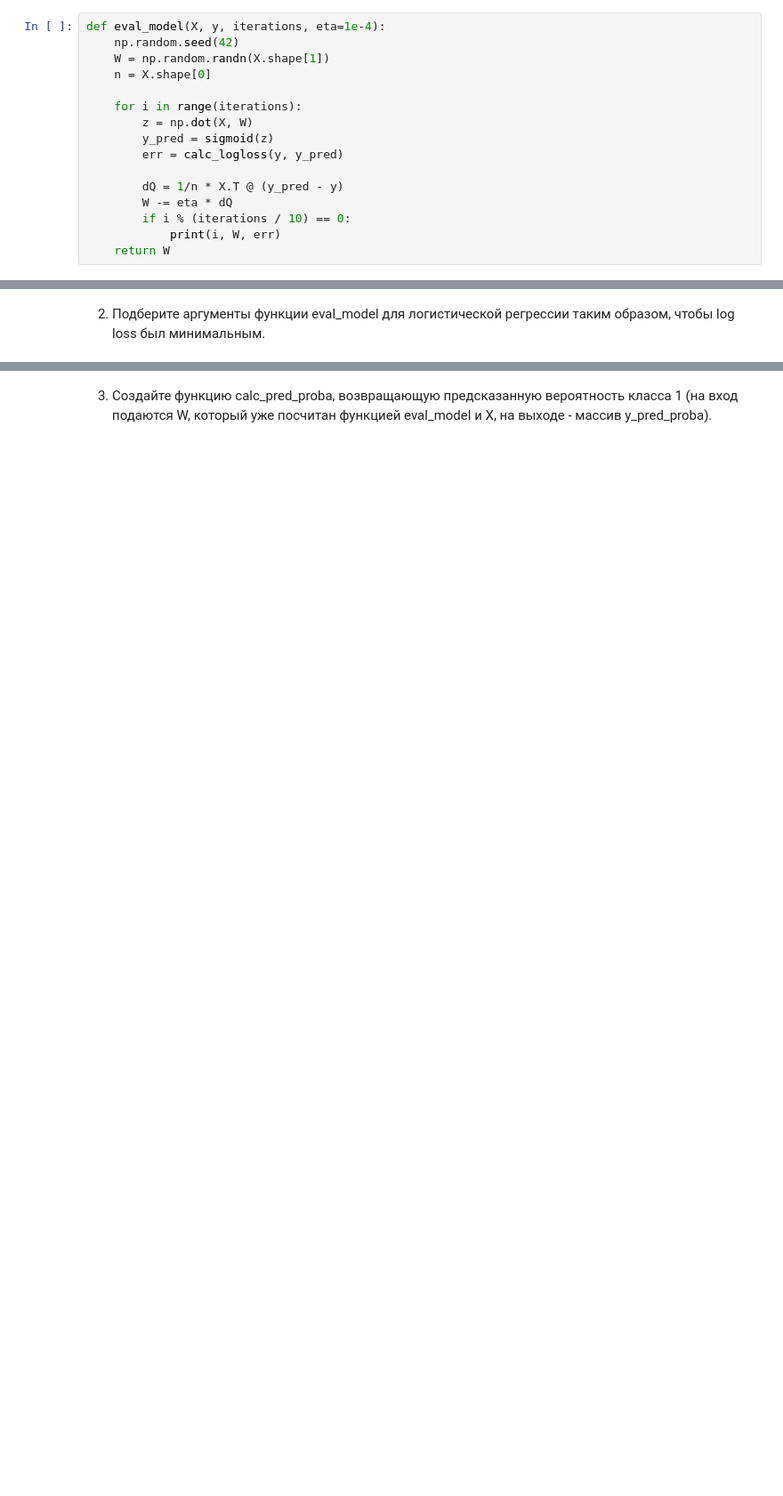
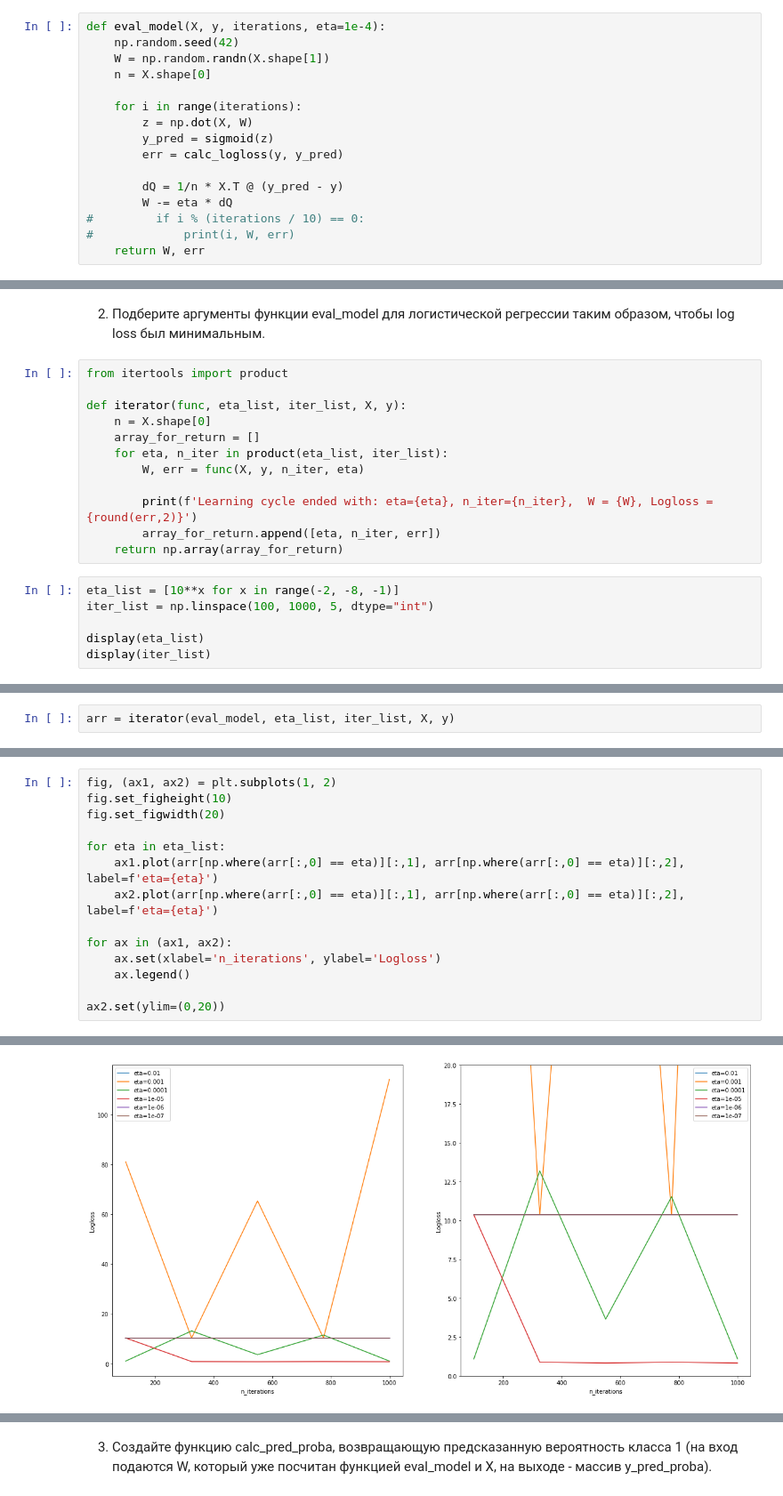
Before and after one commit to Anbionchik/Git_brain_lessons, a Jupyter notebook: Data_analysis_algorythms/Les3/Lesson_3_extended.ipynb, the cells around one changed output, grey strips where cells are left out. Shown at 89% size. Drawn from its saved outputs; the diff is of its cells as text; blank space fills up the shorter version.

```diff
--- a/Data_analysis_algorythms/Les3/Lesson_3_extended.ipynb
+++ b/Data_analysis_algorythms/Les3/Lesson_3_extended.ipynb
@@ -851,9 +864,9 @@ def eval_model(X, y, iterations, eta=1e-4):
 
         dQ = 1/n * X.T @ (y_pred - y)
         W -= eta * dQ
-        if i % (iterations / 10) == 0:
-            print(i, W, err)
-    return W
+#         if i % (iterations / 10) == 0:
+#             print(i, W, err)
+    return W, err
 # %%
 W = eval_model(X_st, y, iterations=500, eta=1e-4)
 # %% [output]
@@ -874,2 +896,20 @@ W = eval_model(X_st, y, iterations=500, eta=1e-4)
 # %% [markdown]
 2. Подберите аргументы функции eval_model для логистической регрессии таким образом, чтобы log loss был минимальным.
+# %%
+from itertools import product
+
+def iterator(func, eta_list, iter_list, X, y):
+    n = X.shape[0]
+    array_for_return = []
+    for eta, n_iter in product(eta_list, iter_list):
+        W, err = func(X, y, n_iter, eta)
+
+        print(f'Learning cycle ended with: eta={eta}, n_iter={n_iter},  W = {W}, Logloss = {round(err,2)}')
+        array_for_return.append([eta, n_iter, err])
+    return np.array(array_for_return)
+# %%
+eta_list = [10**x for x in range(-2, -8, -1)]
+iter_list = np.linspace(100, 1000, 5, dtype="int")
+
+display(eta_list)
+display(iter_list)
@@ -875,0 +919,2 @@ W = eval_model(X_st, y, iterations=500, eta=1e-4)
+# %%
+arr = iterator(eval_model, eta_list, iter_list, X, y)
@@ -875,0 +939,15 @@ W = eval_model(X_st, y, iterations=500, eta=1e-4)
+# %%
+fig, (ax1, ax2) = plt.subplots(1, 2)
+fig.set_figheight(10)
+fig.set_figwidth(20)
+
+for eta in eta_list:
+    ax1.plot(arr[np.where(arr[:,0] == eta)][:,1], arr[np.where(arr[:,0] == eta)][:,2], label=f'eta={eta}')
+    ax2.plot(arr[np.where(arr[:,0] == eta)][:,1], arr[np.where(arr[:,0] == eta)][:,2], label=f'eta={eta}')
+
+for ax in (ax1, ax2):
+    ax.set(xlabel='n_iterations', ylabel='Logloss')
+    ax.legend()
+
+ax2.set(ylim=(0,20))
+# %% [output]
@@ -875,0 +955 @@ W = eval_model(X_st, y, iterations=500, eta=1e-4)
+[figure, added]
```
Also changed, not shown: parts of 25 cells of this notebook, 2 other files.
